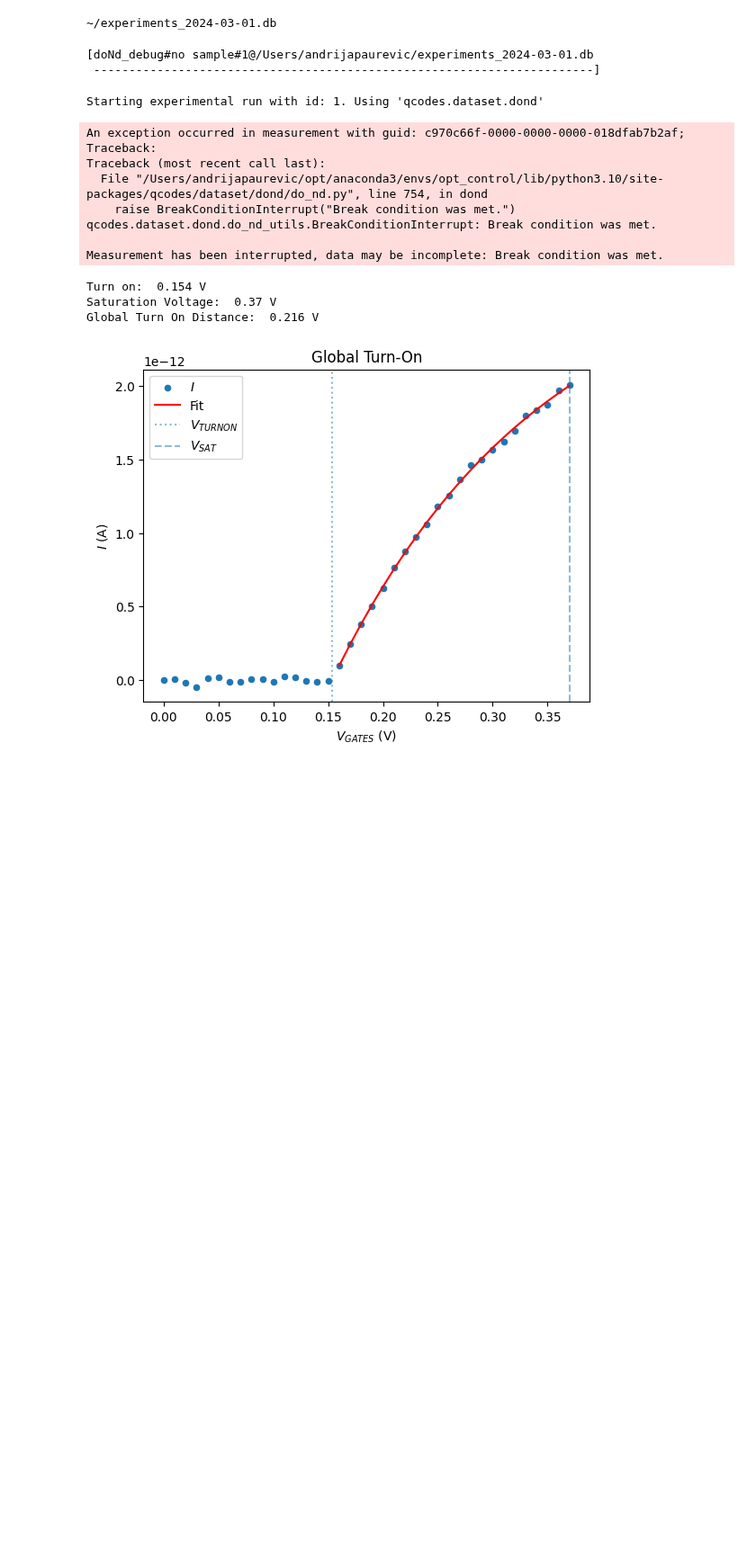
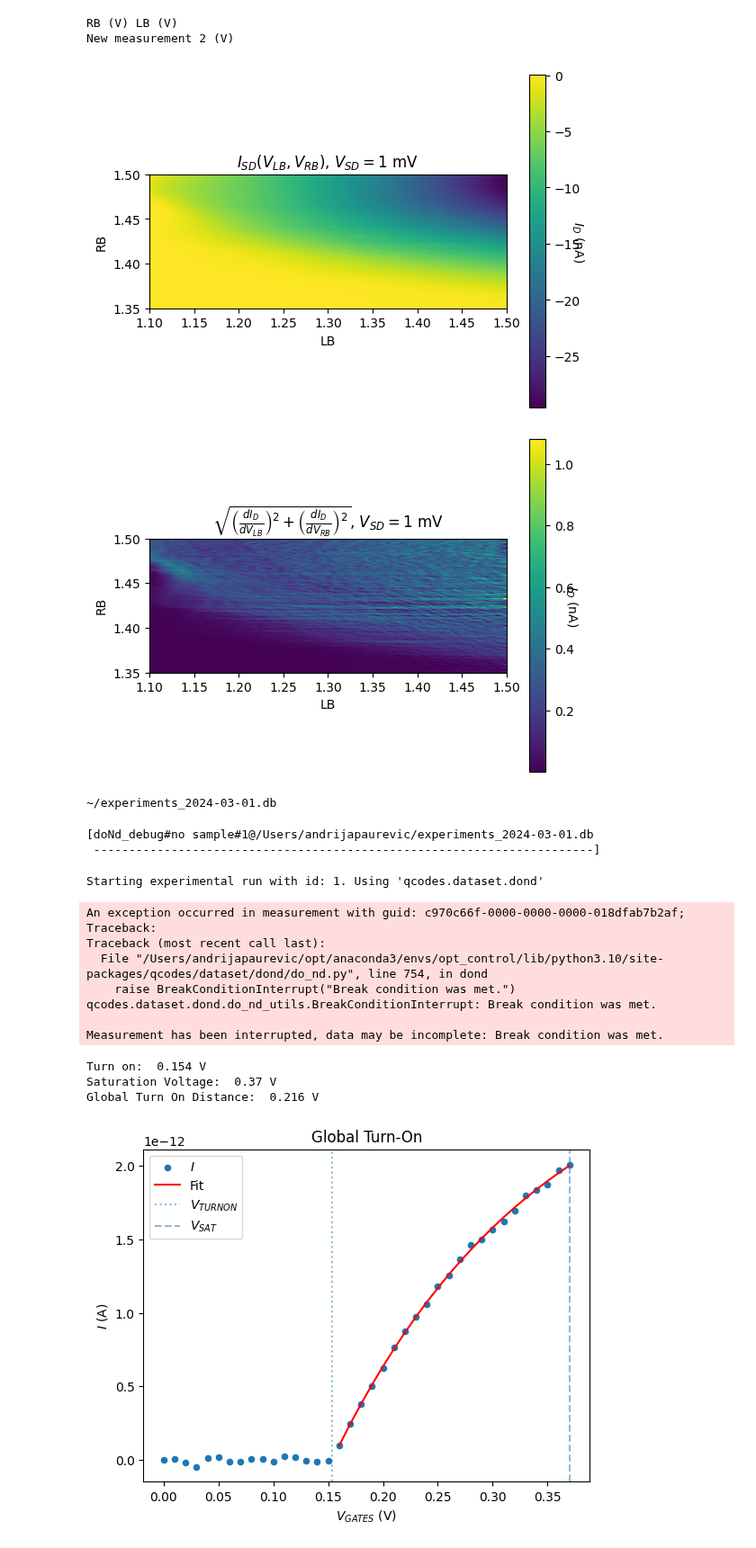
Before and after one commit to mainCSG/QuantumDotControl, a Jupyter notebook: autotuning/bootstrapping/debug.ipynb, the cells around one changed output. Shown at 90% size. Drawn from its saved outputs; the diff is of its cells as text; code cells hidden in the pictures; blank space fills up the shorter version.

```diff
--- a/autotuning/bootstrapping/debug.ipynb
+++ b/autotuning/bootstrapping/debug.ipynb
@@ -1,3 +1,53 @@
+# %%
+import pandas as pd
+
+data_path = "C:\\Users\\coher\\Desktop\\Silicon tests\\SHT1_Twente\\N43_2024-04-26\\2024-04-26_12-09-40.csv"
+df = pd.read_csv(data_path)
+# %%
+X, Y = df.columns[1:3]
+print(X, Y)
+Z = df.columns[4]
+print(Z)
+raw_numpy_data = df.pivot_table(values=Z, index=[X], columns=[Y]) * 1e-7 / 1e-9
+Xdata, Ydata = raw_numpy_data.columns, raw_numpy_data.index
+
+import matplotlib.pyplot as plt
+import numpy as np
+
+h_grad = np.gradient(raw_numpy_data, axis=0)
+v_grad = np.gradient(raw_numpy_data, axis=1)
+
+# import scipy as sp
+# raw_numpy_data =sp.ndimage.filters.gaussian_filter(raw_numpy_data, 1., mode='constant')
+
+plt.imshow(
+    raw_numpy_data,
+    extent=[Xdata[0], Xdata[-1], Ydata[0], Ydata[-1]],
+    origin='lower'
+)
+plt.title(r"$I_{SD}(V_{LB}, V_{RB})$, $V_{SD}=1$ mV")
+cbar = plt.colorbar()
+cbar.set_label(r'$I_{D}$ (nA)', rotation=270)
+plt.xlabel("LB")
+plt.ylabel("RB")
+plt.show()
+plt.imshow(
+    np.sqrt(h_grad**2 + v_grad**2),
+    extent=[Xdata[0], Xdata[-1], Ydata[0], Ydata[-1]],
+    origin='lower'
+)
+plt.title(r"$\sqrt{\left(\frac{dI_{D}}{dV_{LB}}\right)^2 + \left(\frac{dI_{D}}{dV_{RB}}\right)^2}$, $V_{SD}=1$ mV")
+cbar = plt.colorbar()
+cbar.set_label(r'$I_{D}$ (nA)', rotation=270)
+plt.xlabel("LB")
+plt.ylabel("RB")
+plt.show()
+# raw_numpy_data = raw_numpy_data.values
+# %% [output]
+RB (V) LB (V)
+New measurement 2 (V)
+[figure, added]
+[figure, added]
 # %%
 import numpy as np
 import scipy
```
Also changed, not shown: 4 other files.
